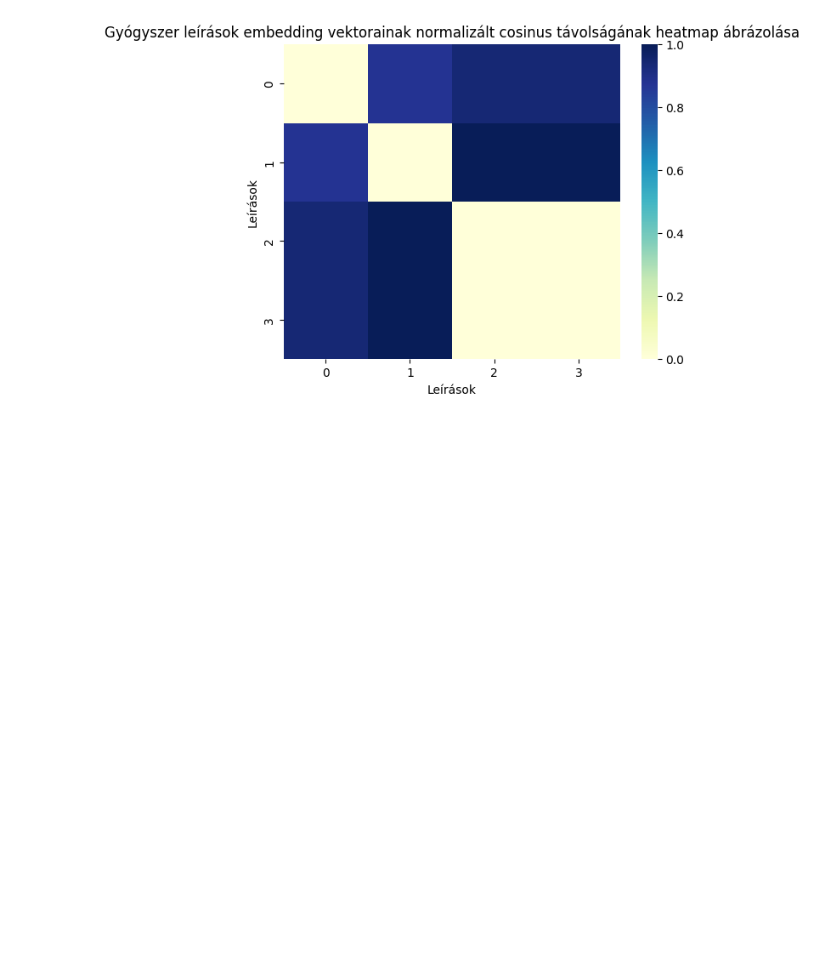
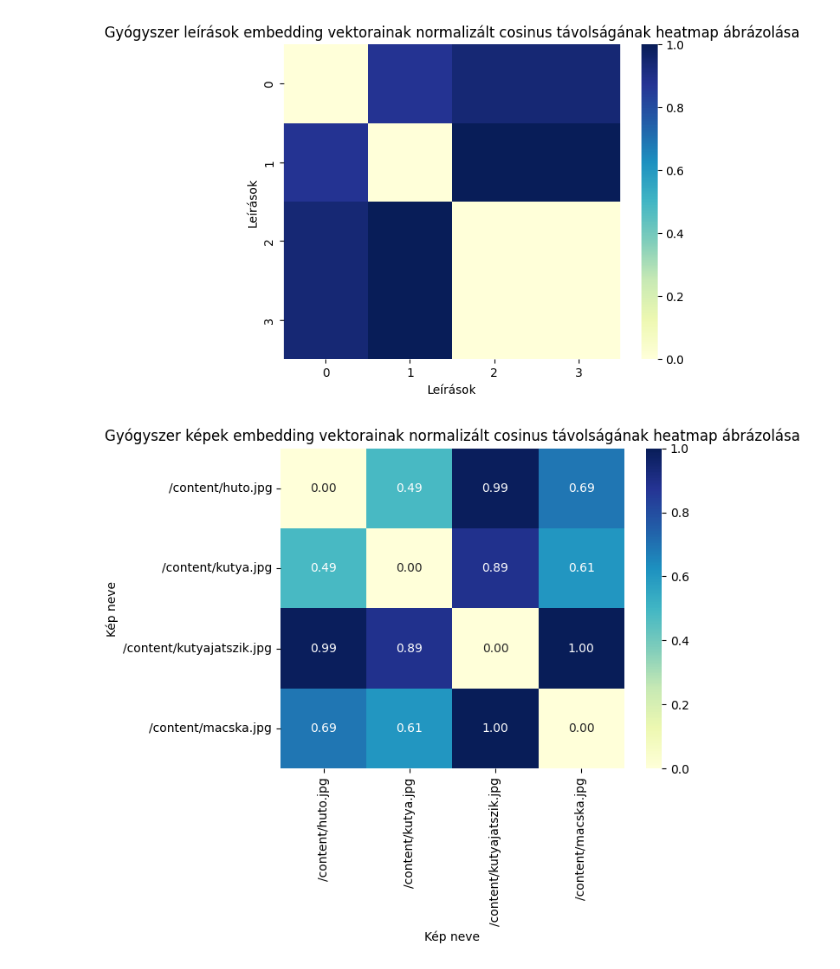
Before and after one commit to lakatosgabor/ogyei_dataset_info, a Jupyter notebook: embedding_76.ipynb, the cells around one changed output. Drawn from its saved outputs; the diff is of its cells as text; code cells hidden in the pictures; blank space fills up the shorter version.

```diff
--- a/embedding_76.ipynb
+++ b/embedding_76.ipynb
@@ -105,5 +143,32 @@ loader =
 # %%
-for i, (images, target) in enumerate(tqdm(loader)):
+for i, (images, target) in enumerate(tqdm(data_loader)):
   images = images
   image_features = image_model(images)
   image_features = image_features / np.linalg.norm(image_features, axis=-1, keepdims=True)
+# %%
+# Koszinus távolságok számítása és normalizálása
+image_distances = []
+image_pairs = []
+for i, img_vec1 in enumerate(image_features):
+    for j, img_vec2 in enumerate(image_features):
+        distance = cosine_distance(img_vec1, img_vec2)
+        image_distances.append(distance)
+        image_pairs.append((image_paths[i], image_paths[j]))
+
+# Normalizálás
+image_normalized_distances = (image_distances - np.min(image_distances)) / (np.max(image_distances) - np.min(image_distances))
+# %%
+data = image_normalized_distances.reshape(4,4)
+
+# Heatmap létrehozása seaborn segítségével
+sns.heatmap(data, annot=True, cmap='YlGnBu', fmt='.2f', xticklabels=image_paths, yticklabels=image_paths)
+
+# Tengelycímkék beállítása
+plt.xlabel('Kép neve')
+plt.ylabel('Kép neve')
+plt.title('Gyógyszer képek embedding vektorainak normalizált cosinus távolságának heatmap ábrázolása')
+
+# Diagram megjelenítése
+plt.show()
+# %% [output]
+[figure, added]
```
Also changed, not shown: parts of 3 cells of this notebook.
